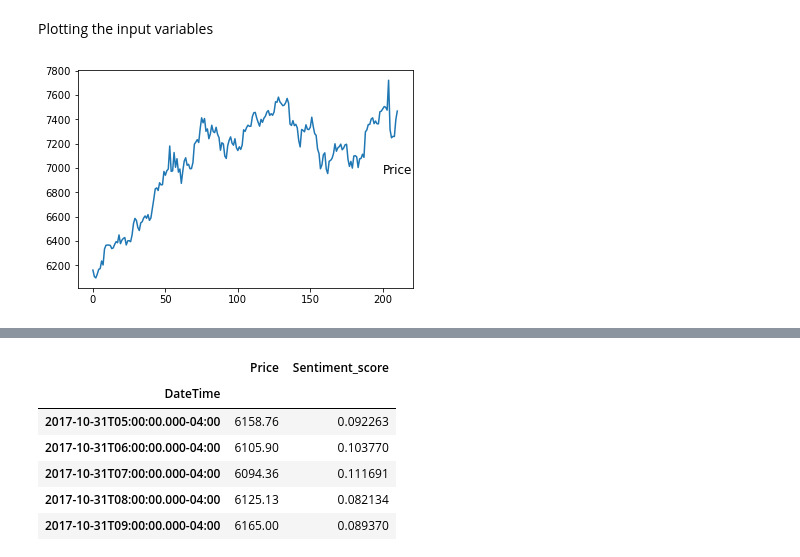
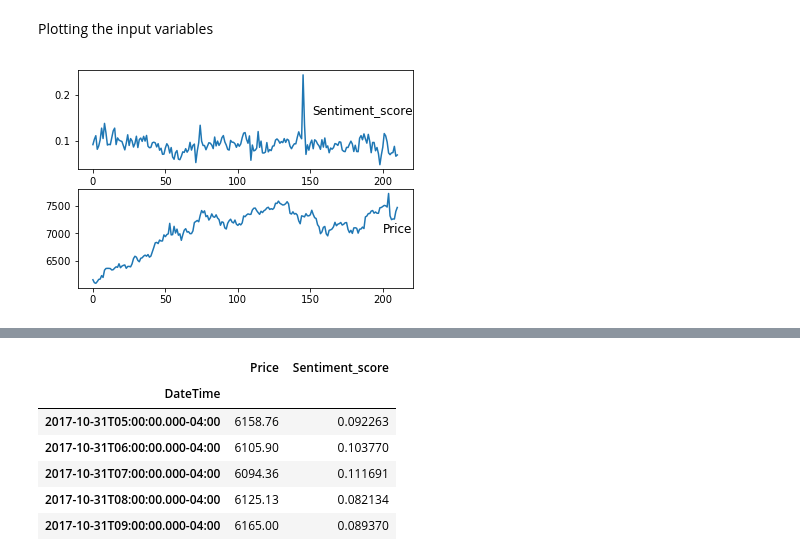
Before and after one commit to harishpuvvada/BitCoin-Value-Predictor, a Jupyter notebook: LSTM_TimeSeries.ipynb, the cells around one changed output, grey strips where cells are left out. Saved outputs shown, nothing was run; the diff lists cells and outputs as text; code cells hidden in the pictures.

```diff
--- a/LSTM_TimeSeries.ipynb
+++ b/LSTM_TimeSeries.ipynb
@@ -33,2 +30,2 @@ df.head()
 # %%
-df = df.drop(df.columns[1],axis = 1)
+#df = df.drop(df.columns[1],axis = 1) Uncomment this for pure time series analysis, without sentiment score
@@ -46,15 +34,15 @@ Plotting the input variables
 # %%
 values = df.values
 # specify columns to plot
-groups = [ 1]
+groups = [ 1,2]
 i = 1
 # plot each column
 plt.figure()
 for group in groups:
 	plt.subplot(len(groups), 1, i)
 	plt.plot(values[:, group])
 	plt.title(df.columns[group], y=0.5, loc='right')
 	i += 1
 plt.show()
 # %% [output]
-[figure, old version]
+[figure, new version]
```
Also changed, not shown: parts of 22 cells of this notebook.
